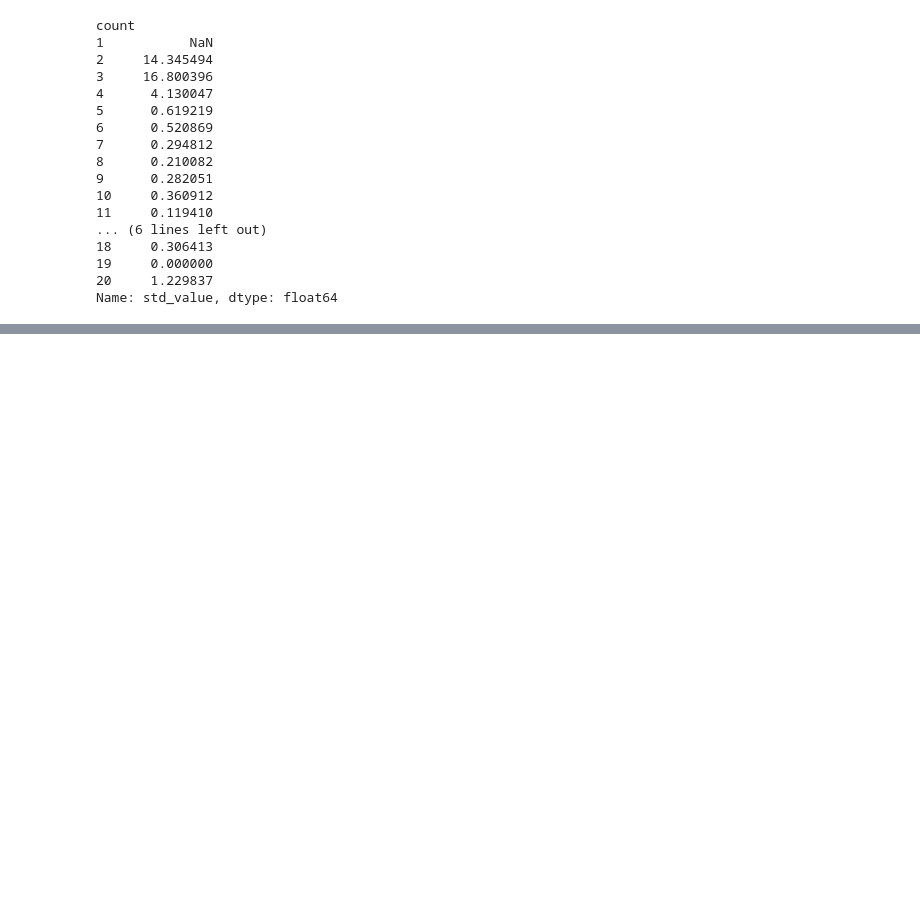
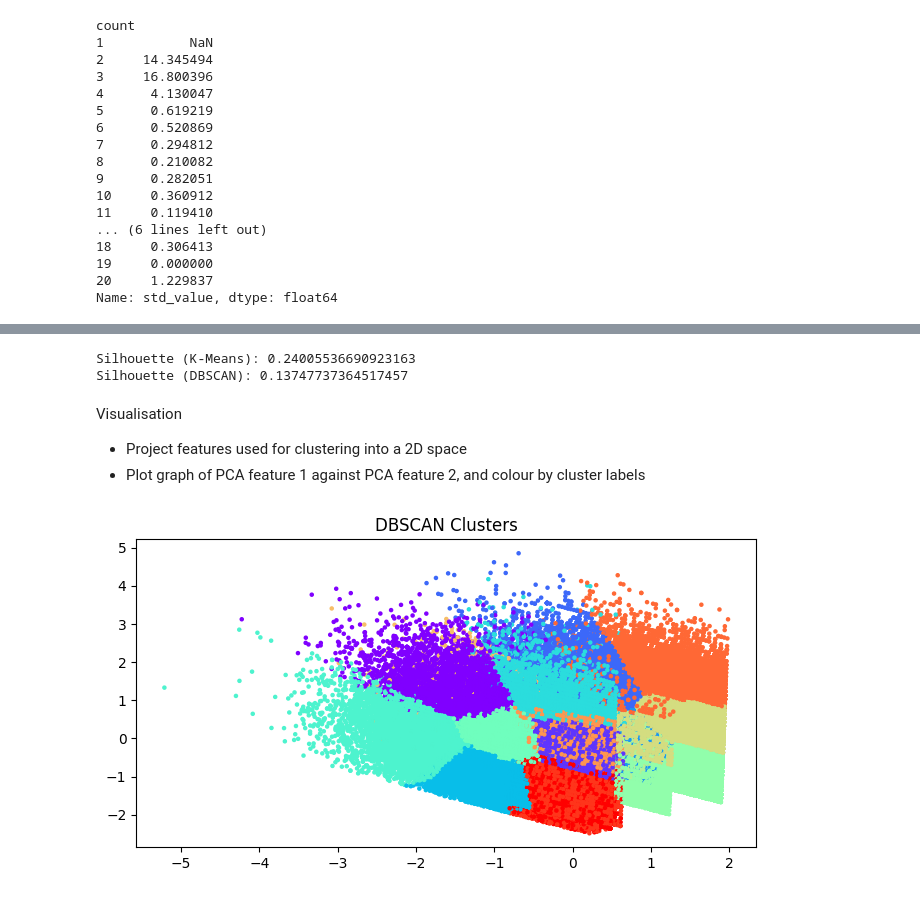
Before and after one commit to hannnying/ecommerce-fraud, a Jupyter notebook: fraud_dataset_eda.ipynb, the cells around one changed output, grey strips where cells are left out. Drawn from its saved outputs; the diff is of its cells as text; code cells hidden in the pictures; blank space fills up the shorter version.

```diff
--- a/fraud_dataset_eda.ipynb
+++ b/fraud_dataset_eda.ipynb
@@ -920,0 +1082,28 @@ Name: std_value, dtype: float64
+# %%
+from sklearn.metrics import silhouette_score
+
+print("Silhouette (K-Means):", silhouette_score(X, kmeans_labels))
+print("Silhouette (DBSCAN):", silhouette_score(X, dbscan_labels))
+# %% [output]
+Silhouette (K-Means): 0.24005536690923163
+Silhouette (DBSCAN): 0.13747737364517457
+# %% [markdown]
+Visualisation
+- Project features used for clustering into a 2D space
+- Plot graph of PCA feature 1 against PCA feature 2, and colour by cluster labels
+# %%
+from sklearn.decomposition import PCA
+
+def visualise_clusters_pca(X, labels):
+    pca = PCA(2)
+    X_pca = pca.fit_transform(X)
+
+    plt.figure(figsize=(8,4))
+    plt.scatter(X_pca[:,0], X_pca[:,1], c=labels, cmap='rainbow', s=5)
+    plt.title('DBSCAN Clusters')
+    plt.show()
+# %%
+
+visualise_clusters_pca(X, kmeans_labels)
+# %% [output]
+[figure, added]
```
Also changed, not shown: parts of 23 cells of this notebook.
